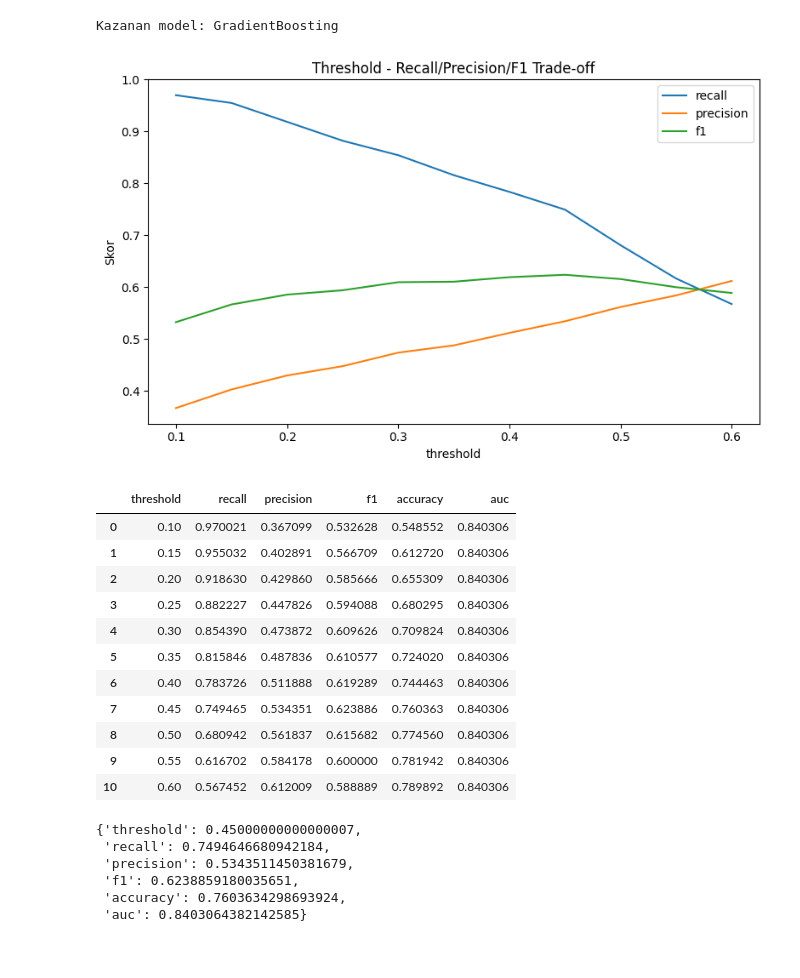
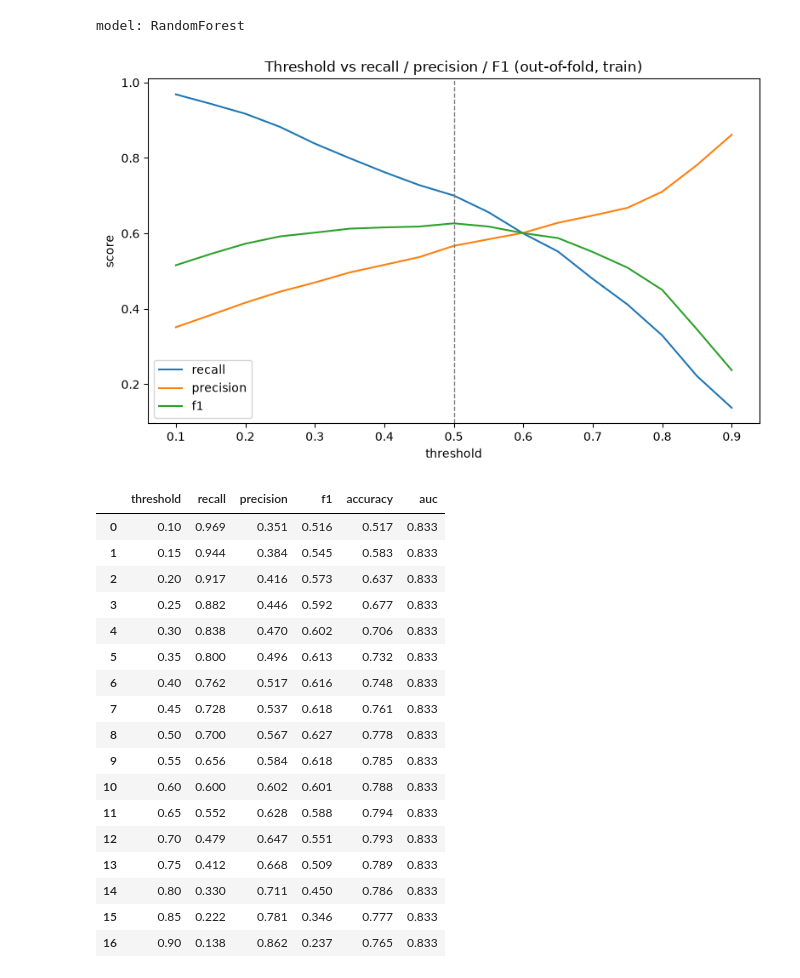
Before and after one commit to nazlicanparali/customer-churn-prediction, a Jupyter notebook: notebooks/01_full_pipeline.ipynb, the cells around one changed output. Saved outputs shown, nothing was run; the diff lists cells and outputs as text; code cells hidden in the pictures.

```diff
--- a/notebooks/01_full_pipeline.ipynb
+++ b/notebooks/01_full_pipeline.ipynb
@@ -271,0 +175,12 @@ selected_names
+# %%
+num_cols, cat_cols = pp.get_feature_lists(df_fe, TARGET_COL, ID_COL)
+train_df, test_df = pp.stratified_split(df_fe, TARGET_COL)
+
+X_train, y_train = train_df.drop(columns=[TARGET_COL, ID_COL]), train_df[TARGET_COL]
+X_test, y_test = test_df.drop(columns=[TARGET_COL, ID_COL]), test_df[TARGET_COL]
+print("train", X_train.shape, "churn", round(y_train.mean(), 4))
+print("test ", X_test.shape, "churn", round(y_test.mean(), 4))
+
+preprocessor = pp.build_preprocessor(num_cols, cat_cols)
+X_train_enc, X_test_enc, feat_names = fs.encode_full(preprocessor, X_train, X_test)
+print("encoded features:", X_train_enc.shape[1])
@@ -271,0 +196,10 @@ selected_names
+# %%
+ga_estimator = ImbPipeline([
+    ("smote", SMOTE(random_state=42)),
+    ("clf", LogisticRegression(max_iter=1000)),
+])
+ga = fs.run_ga_feature_selection(X_train_enc, y_train, ga_estimator,
+                                 population_size=10, generations=8, cv=5, scoring="f1")
+support = ga.support_
+print(f"{support.sum()} / {len(feat_names)} features kept")
+print("dropped:", [n for n, keep in zip(feat_names, support) if not keep])
@@ -308,35 +248,32 @@ trade-off'unu inceliyoruz.
 # %%
-best_model_name = comparison["f1"].idxmax()
-best_result = results[best_model_name]
-print("Kazanan model:", best_model_name)
+best_name = comparison["cv_f1"].idxmax()
+best = results[best_name]
+print("model:", best_name)
 
-y_proba_best = best_result.best_estimator.predict_proba(X_test_sel)[:, 1]
-scan = ev.threshold_scan(y_test, y_proba_best)
-ev.plot_threshold_tradeoff(scan)
+oof = ev.oof_proba(best.best_estimator, X_train_sel, y_train)
+scan = ev.threshold_scan(y_train, oof)
+thr = ev.best_threshold_for_f1(y_train, oof)
+ev.plot_threshold_tradeoff(scan, chosen=thr)
 plt.show()
-scan
+scan.round(3)
 # %% [output]
-Kazanan model: GradientBoosting
+model: RandomForest
-[figure, old version]
+[figure, new version]
 |  | threshold | recall | precision | f1 | accuracy | auc |
-| 0 | 0.10 | 0.970021 | 0.367099 | 0.532628 | 0.548552 | 0.840306 |
-| 1 | 0.15 | 0.955032 | 0.402891 | 0.566709 | 0.612720 | 0.840306 |
-| 2 | 0.20 | 0.918630 | 0.429860 | 0.585666 | 0.655309 | 0.840306 |
-| 3 | 0.25 | 0.882227 | 0.447826 | 0.594088 | 0.680295 | 0.840306 |
-| 4 | 0.30 | 0.854390 | 0.473872 | 0.609626 | 0.709824 | 0.840306 |
-| 5 | 0.35 | 0.815846 | 0.487836 | 0.610577 | 0.724020 | 0.840306 |
-| 6 | 0.40 | 0.783726 | 0.511888 | 0.619289 | 0.744463 | 0.840306 |
-| 7 | 0.45 | 0.749465 | 0.534351 | 0.623886 | 0.760363 | 0.840306 |
-| 8 | 0.50 | 0.680942 | 0.561837 | 0.615682 | 0.774560 | 0.840306 |
-| 9 | 0.55 | 0.616702 | 0.584178 | 0.600000 | 0.781942 | 0.840306 |
-| 10 | 0.60 | 0.567452 | 0.612009 | 0.588889 | 0.789892 | 0.840306 |
+| 0 | 0.10 | 0.969 | 0.351 | 0.516 | 0.517 | 0.833 |
+| 1 | 0.15 | 0.944 | 0.384 | 0.545 | 0.583 | 0.833 |
+| 2 | 0.20 | 0.917 | 0.416 | 0.573 | 0.637 | 0.833 |
+| 3 | 0.25 | 0.882 | 0.446 | 0.592 | 0.677 | 0.833 |
+| 4 | 0.30 | 0.838 | 0.470 | 0.602 | 0.706 | 0.833 |
+| 5 | 0.35 | 0.800 | 0.496 | 0.613 | 0.732 | 0.833 |
+| 6 | 0.40 | 0.762 | 0.517 | 0.616 | 0.748 | 0.833 |
+| 7 | 0.45 | 0.728 | 0.537 | 0.618 | 0.761 | 0.833 |
+| 8 | 0.50 | 0.700 | 0.567 | 0.627 | 0.778 | 0.833 |
+| 9 | 0.55 | 0.656 | 0.584 | 0.618 | 0.785 | 0.833 |
+| 10 | 0.60 | 0.600 | 0.602 | 0.601 | 0.788 | 0.833 |
+| 11 | 0.65 | 0.552 | 0.628 | 0.588 | 0.794 | 0.833 |
+| 12 | 0.70 | 0.479 | 0.647 | 0.551 | 0.793 | 0.833 |
+| 13 | 0.75 | 0.412 | 0.668 | 0.509 | 0.789 | 0.833 |
+| 14 | 0.80 | 0.330 | 0.711 | 0.450 | 0.786 | 0.833 |
+| 15 | 0.85 | 0.222 | 0.781 | 0.346 | 0.777 | 0.833 |
+| 16 | 0.90 | 0.138 | 0.862 | 0.237 | 0.765 | 0.833 |
-# %%
-best_thr = ev.best_threshold_for_f1(y_test, y_proba_best)
-best_thr
-# %% [output]
-{'threshold': 0.45000000000000007,
- 'recall': 0.7494646680942184,
- 'precision': 0.5343511450381679,
- 'f1': 0.6238859180035651,
- 'accuracy': 0.7603634298693924,
- 'auc': 0.8403064382142585}
```
Also changed, not shown: parts of 55 cells of this notebook, 21 other files.
